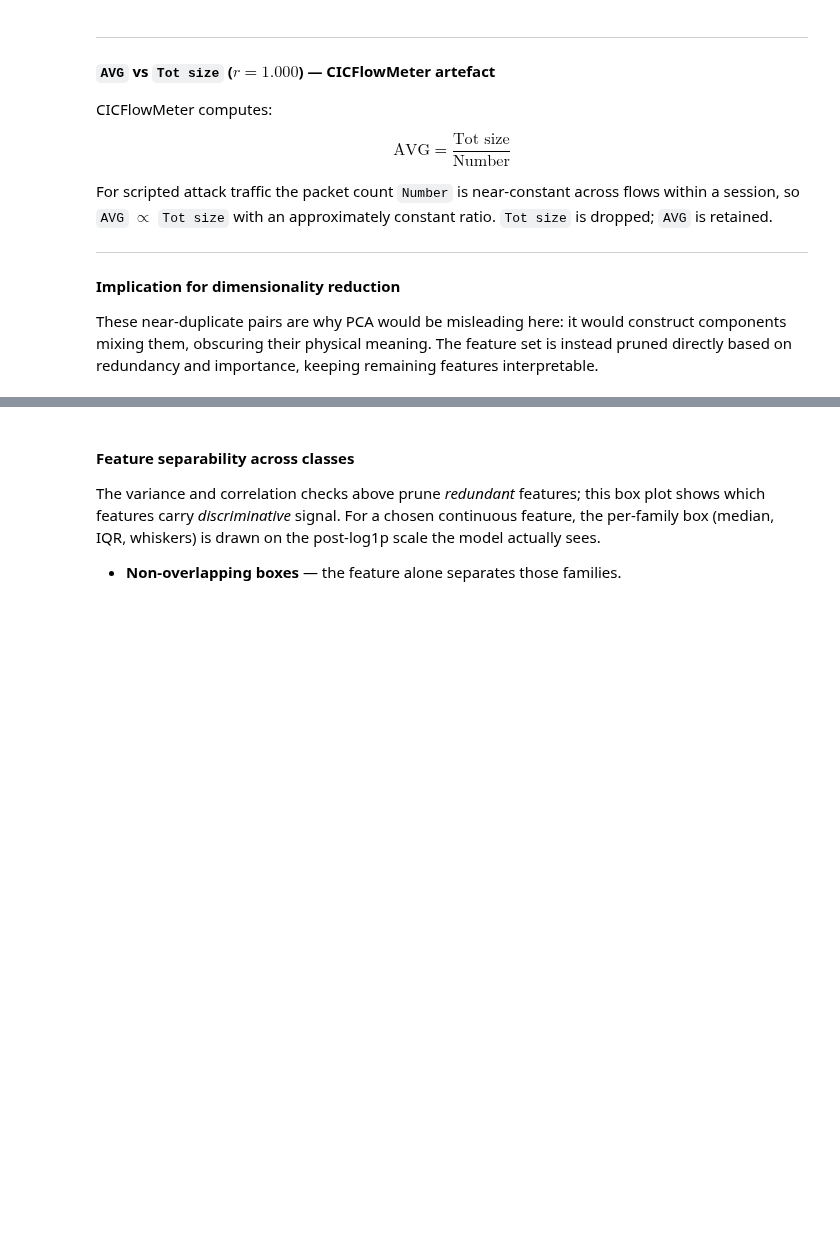
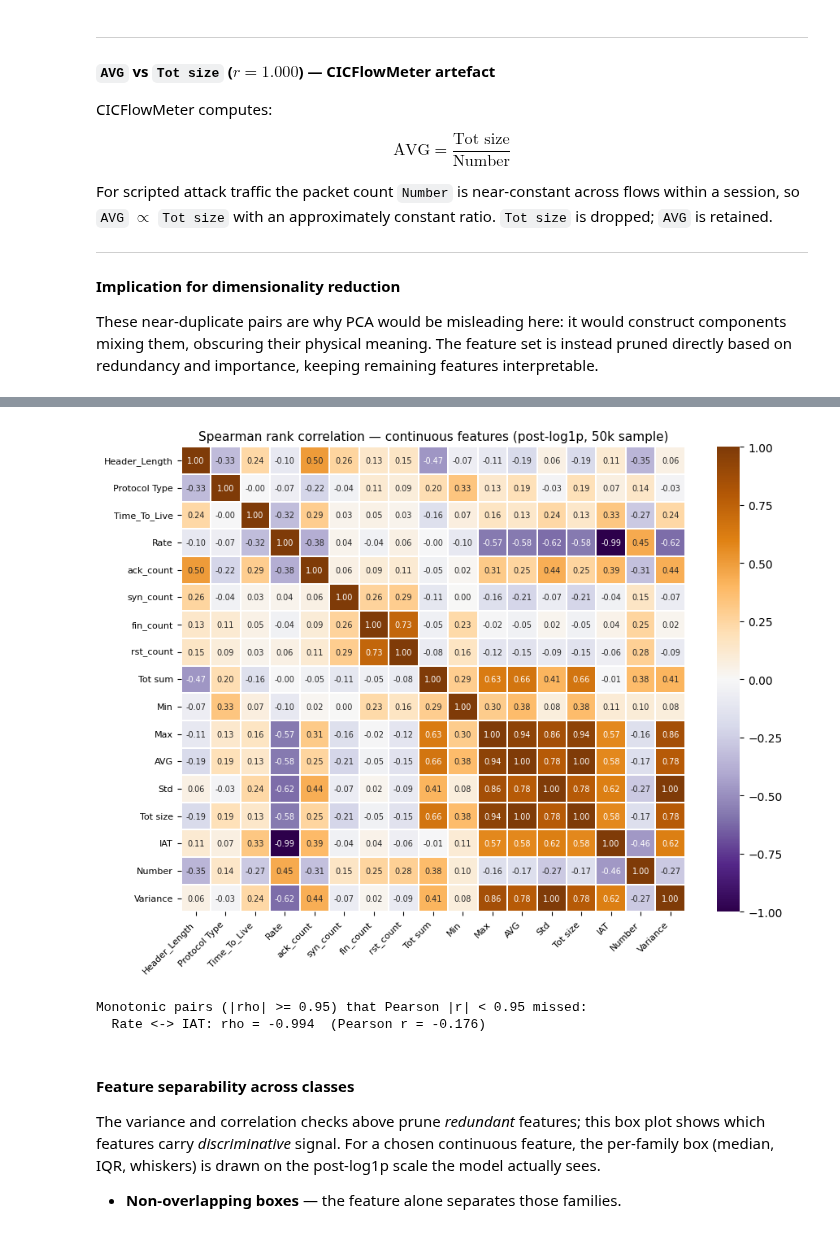
Before and after one commit to RaresMarta/cic-iot2023-detection-system, a Jupyter notebook: ids_pipeline.ipynb, the cells around one changed output, grey strips where cells are left out. Drawn from its saved outputs; the diff is of its cells as text; code cells hidden in the pictures; blank space fills up the shorter version.

```diff
--- a/ids_pipeline.ipynb
+++ b/ids_pipeline.ipynb
@@ -458,3 +461,46 @@ These near-duplicate pairs are why PCA would be misleading here: it would constr
+# %%
+# Spearman rank correlation = Pearson on column ranks. Catches monotonic
+# redundancy that Pearson misses on heavy-tailed features. `corr` is the
+# Pearson matrix computed in the heatmap cell above (same LOG_COLUMNS order).
+_n_sp = min(50_000, df.shape[0])
+_cont_sp = df.sample(n=_n_sp, seed=SEED).select(LOG_COLUMNS).to_numpy().astype(np.float64)
+_cont_sp = np.where(np.isnan(_cont_sp), np.nanmean(_cont_sp, axis=0), _cont_sp)
+_ranks = np.apply_along_axis(lambda c: c.argsort().argsort(), 0, _cont_sp).astype(np.float64)
+spear = np.corrcoef(_ranks.T)
+
+fig, ax = plt.subplots(figsize=(9, 7))
+sns.heatmap(
+    spear, xticklabels=LOG_COLUMNS, yticklabels=LOG_COLUMNS,
+    cmap='PuOr_r', center=0, vmin=-1, vmax=1,
+    annot=True, fmt='.2f', annot_kws={'size': 7},
+    linewidths=0.3, ax=ax,
+)
+ax.set_title('Spearman rank correlation — continuous features (post-log1p, 50k sample)', fontsize=11)
+plt.xticks(rotation=45, ha='right', fontsize=8)
+plt.yticks(rotation=0, fontsize=8)
+plt.tight_layout()
+plt.savefig('docs/report/figures/spearman_corr.png', dpi=140, bbox_inches='tight')
+plt.show()
+
+# Monotonic pairs Spearman flags that Pearson (|r| >= 0.95) did not.
+_thr = 0.95
+_extra = [
+    (LOG_COLUMNS[i], LOG_COLUMNS[j], spear[i, j], corr[i, j])
+    for i in range(len(LOG_COLUMNS))
+    for j in range(i + 1, len(LOG_COLUMNS))
+    if abs(spear[i, j]) >= _thr and abs(corr[i, j]) < _thr
+]
+if _extra:
+    print(f'Monotonic pairs (|rho| >= {_thr}) that Pearson |r| < {_thr} missed:')
+    for a, b, rs, rp in sorted(_extra, key=lambda x: -abs(x[2])):
+        print(f'  {a} <-> {b}: rho = {rs:.3f}  (Pearson r = {rp:.3f})')
+else:
+    print(f'No extra monotonic pairs beyond those Pearson already flags at |.| >= {_thr}')
+del _cont_sp, _ranks
+# %% [output]
+[figure, added]
+Monotonic pairs (|rho| >= 0.95) that Pearson |r| < 0.95 missed:
+  Rate <-> IAT: rho = -0.994  (Pearson r = -0.176)
 # %% [markdown]
 #### Feature separability across classes
 
```
Also changed, not shown: parts of 12 cells of this notebook, 1 other file.
